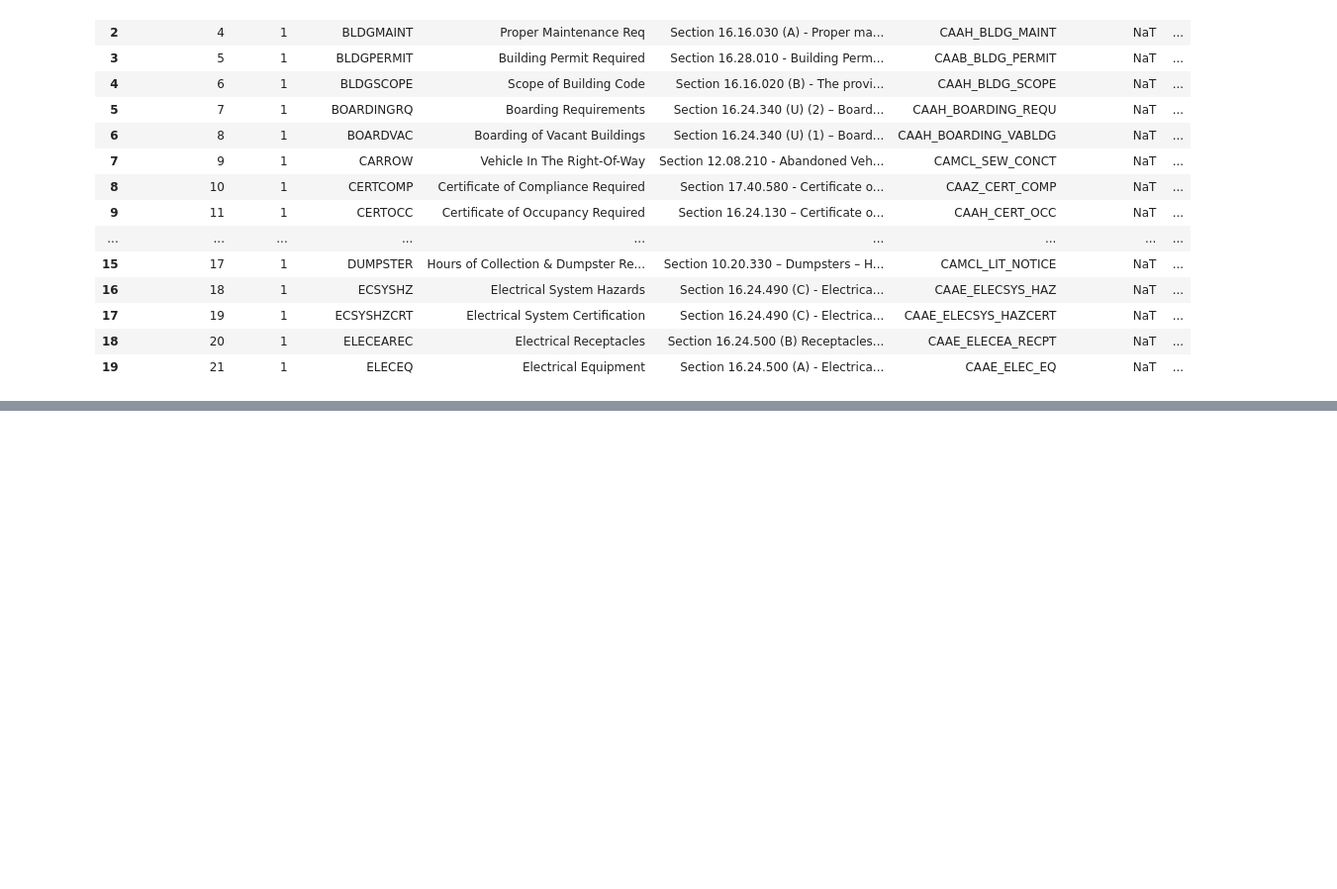
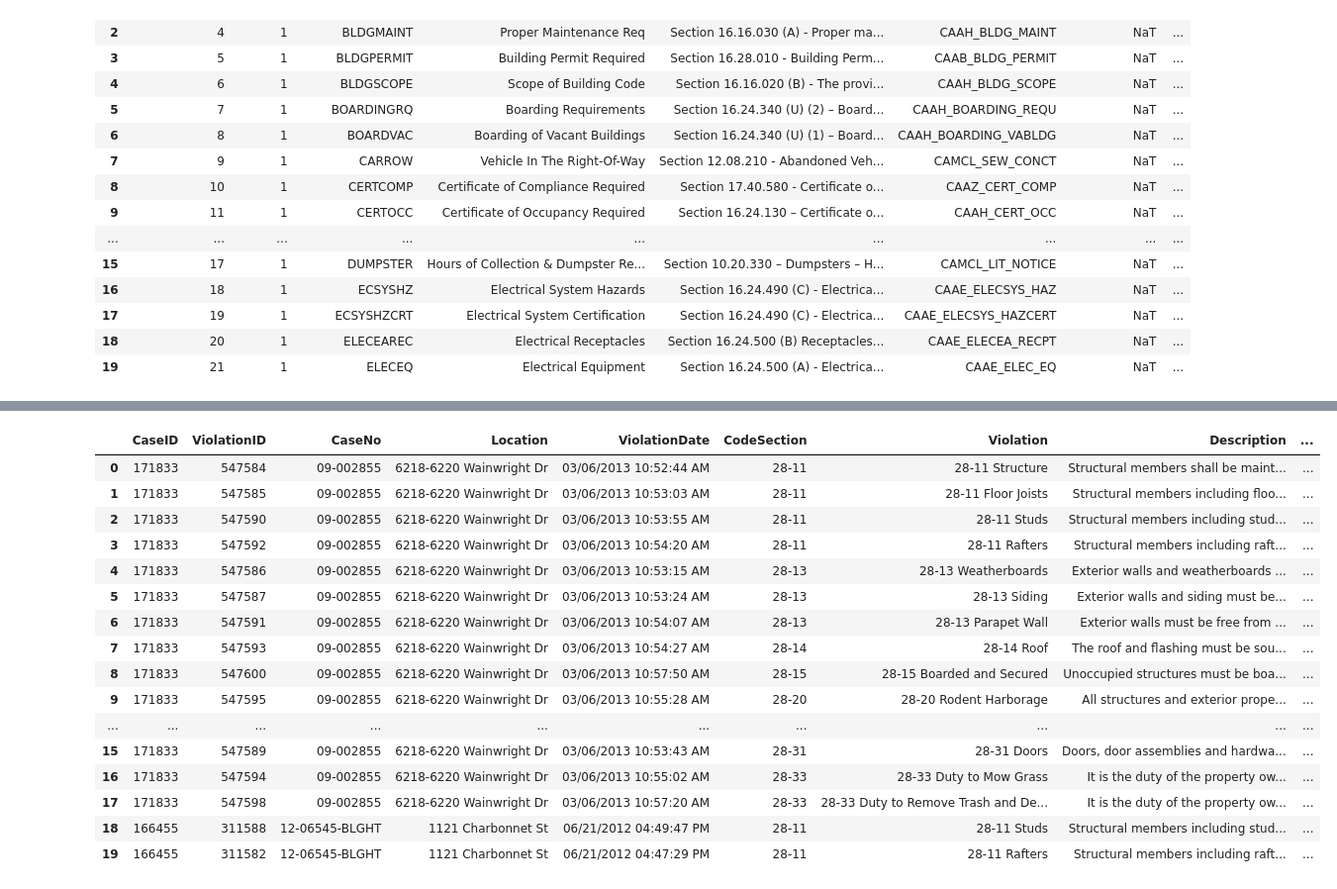
Before and after one commit to shrutijalewar/data-question-2-xtreme-united, a Jupyter notebook: DataQuestion2.ipynb, the cells around one changed output, grey strips where cells are left out. Shown at 99% size. Saved outputs shown, nothing was run; the diff lists cells and outputs as text; code cells hidden in the pictures; blank space fills up the shorter version.

```diff
--- a/DataQuestion2.ipynb
+++ b/DataQuestion2.ipynb
@@ -158,0 +330,24 @@ Length: 2431, dtype: float64
+# %%
+##New Orleans Data Set
+
+no_data = pd.read_csv('/Users/Justin/Documents/Violation_data/NO_Violations.csv')
+
+no_data.head(20)
+# %% [output]
+|  | CaseID | ViolationID | CaseNo | Location | ViolationDate | CodeSection | Violation | Description | ... |
+| 0 | 171833 | 547584 | 09-002855 | 6218-6220 Wainwright Dr | 03/06/2013 10:52:44 AM | 28-11 | 28-11 Structure | Structural members shall be maint... | ... |
+| 1 | 171833 | 547585 | 09-002855 | 6218-6220 Wainwright Dr | 03/06/2013 10:53:03 AM | 28-11 | 28-11 Floor Joists | Structural members including floo... | ... |
+| 2 | 171833 | 547590 | 09-002855 | 6218-6220 Wainwright Dr | 03/06/2013 10:53:55 AM | 28-11 | 28-11 Studs | Structural members including stud... | ... |
+| 3 | 171833 | 547592 | 09-002855 | 6218-6220 Wainwright Dr | 03/06/2013 10:54:20 AM | 28-11 | 28-11 Rafters | Structural members including raft... | ... |
+| 4 | 171833 | 547586 | 09-002855 | 6218-6220 Wainwright Dr | 03/06/2013 10:53:15 AM | 28-13 | 28-13 Weatherboards | Exterior walls and weatherboards ... | ... |
+| 5 | 171833 | 547587 | 09-002855 | 6218-6220 Wainwright Dr | 03/06/2013 10:53:24 AM | 28-13 | 28-13 Siding | Exterior walls and siding must be... | ... |
+| 6 | 171833 | 547591 | 09-002855 | 6218-6220 Wainwright Dr | 03/06/2013 10:54:07 AM | 28-13 | 28-13 Parapet Wall | Exterior walls must be free from ... | ... |
+| 7 | 171833 | 547593 | 09-002855 | 6218-6220 Wainwright Dr | 03/06/2013 10:54:27 AM | 28-14 | 28-14 Roof | The roof and flashing must be sou... | ... |
+| 8 | 171833 | 547600 | 09-002855 | 6218-6220 Wainwright Dr | 03/06/2013 10:57:50 AM | 28-15 | 28-15 Boarded and Secured | Unoccupied structures must be boa... | ... |
+| 9 | 171833 | 547595 | 09-002855 | 6218-6220 Wainwright Dr | 03/06/2013 10:55:28 AM | 28-20 | 28-20 Rodent Harborage | All structures and exterior prope... | ... |
+| ... | ... | ... | ... | ... | ... | ... | ... | ... | ... |
+| 15 | 171833 | 547589 | 09-002855 | 6218-6220 Wainwright Dr | 03/06/2013 10:53:43 AM | 28-31 | 28-31 Doors | Doors, door assemblies and hardwa... | ... |
+| 16 | 171833 | 547594 | 09-002855 | 6218-6220 Wainwright Dr | 03/06/2013 10:55:02 AM | 28-33 | 28-33 Duty to Mow Grass | It is the duty of the property ow... | ... |
+| 17 | 171833 | 547598 | 09-002855 | 6218-6220 Wainwright Dr | 03/06/2013 10:57:20 AM | 28-33 | 28-33 Duty to Remove Trash and De... | It is the duty of the property ow... | ... |
+| 18 | 166455 | 311588 | 12-06545-BLGHT | 1121 Charbonnet St | 06/21/2012 04:49:47 PM | 28-11 | 28-11 Studs | Structural members including stud... | ... |
+| 19 | 166455 | 311582 | 12-06545-BLGHT | 1121 Charbonnet St | 06/21/2012 04:47:29 PM | 28-11 | 28-11 Rafters | Structural members including raft... | ... |
```
Also changed, not shown: parts of 21 cells of this notebook.
